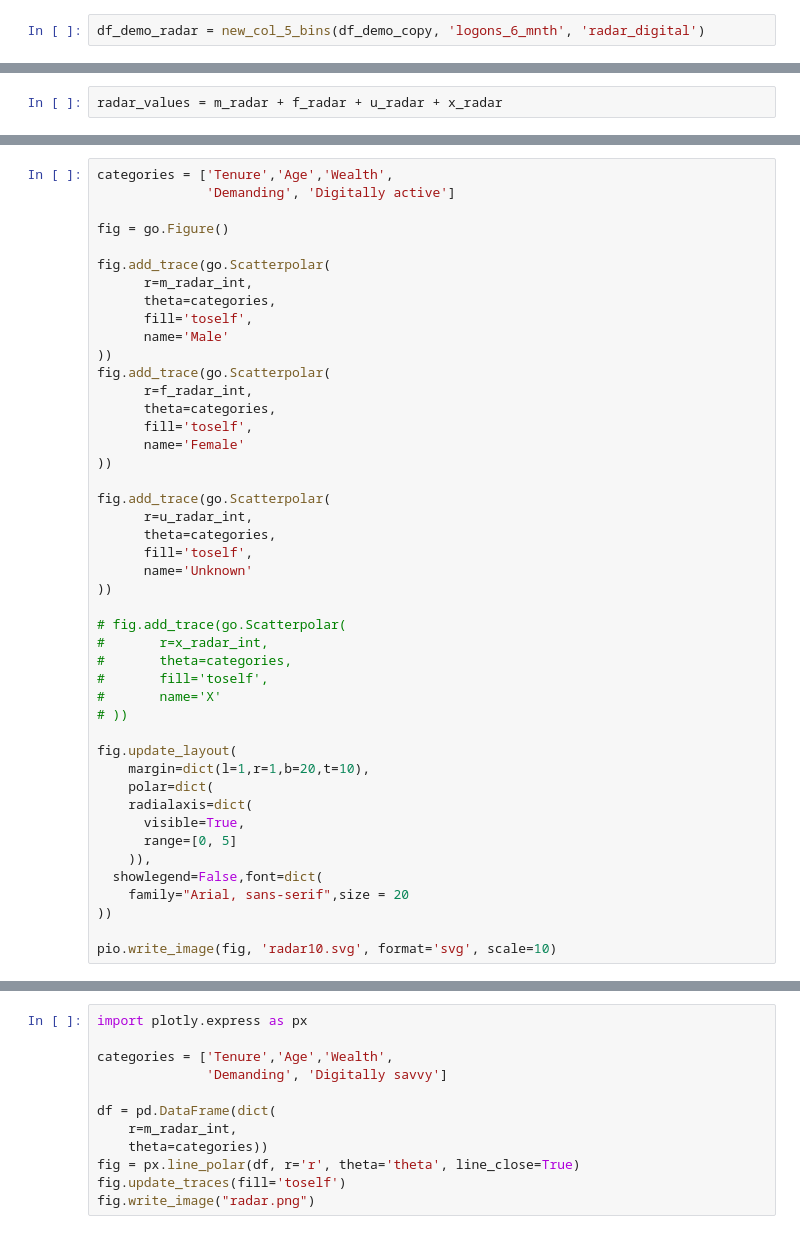
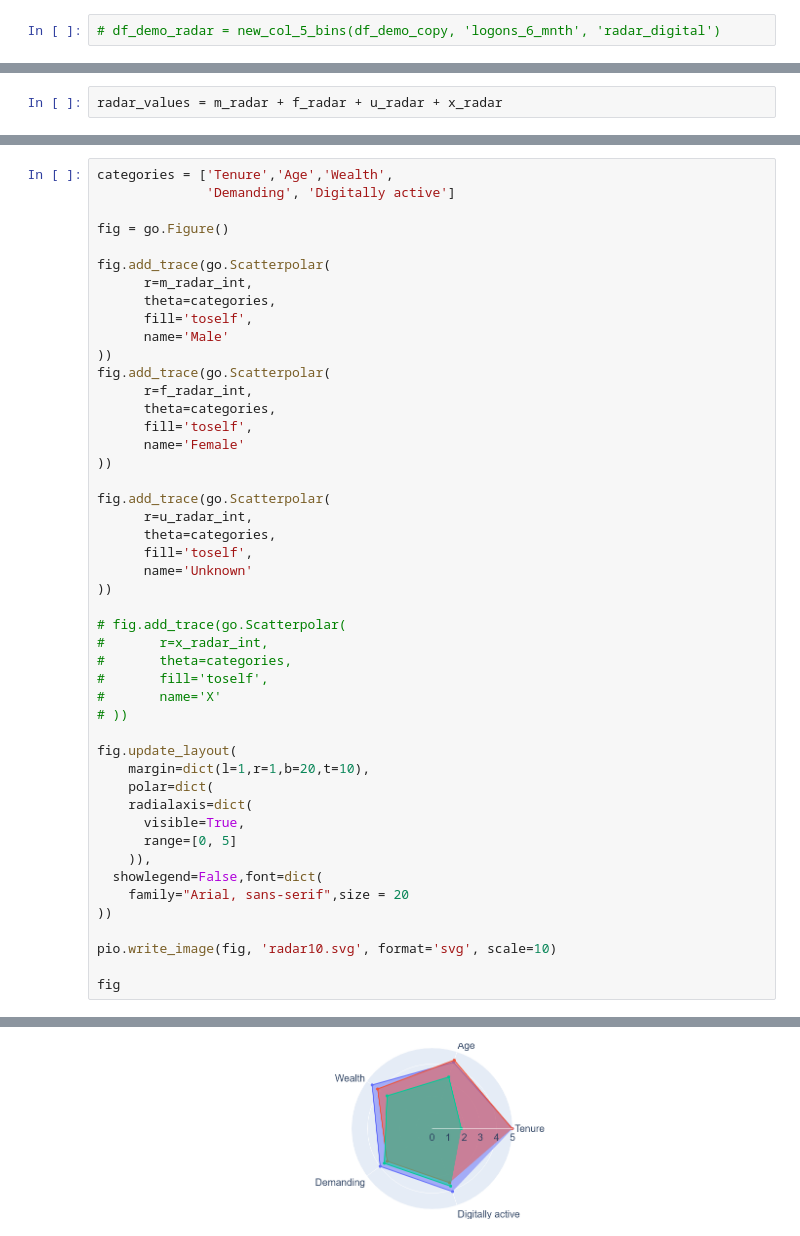
Before and after one commit to mhga94/vanguard_project, a Jupyter notebook: notebook/Plots.ipynb, the cells around one changed output, grey strips where cells are left out. Drawn from its saved outputs; the diff is of its cells as text.

```diff
--- a/notebook/Plots.ipynb
+++ b/notebook/Plots.ipynb
@@ -39,5 +41,5 @@ df_demo_copy = df_demo
 # %%
-df_demo_radar = new_col_5_bins(df_demo_copy, 'logons_6_mnth', 'radar_digital')
+# df_demo_radar = new_col_5_bins(df_demo_copy, 'logons_6_mnth', 'radar_digital')
 # %%
 # Segment by gendr
 
@@ -151,3 +109,6 @@ fig.update_layout(
 ))
 
 pio.write_image(fig, 'radar10.svg', format='svg', scale=10)
+
+fig
+# %% [output]
@@ -154,12 +116 @@ pio.write_image(fig, 'radar10.svg', format='svg', scale=10)
+[figure, added]
-# %%
-import plotly.express as px
-
-categories = ['Tenure','Age','Wealth',
-              'Demanding', 'Digitally savvy']
-
-df = pd.DataFrame(dict(
-    r=m_radar_int,
-    theta=categories))
-fig = px.line_polar(df, r='r', theta='theta', line_close=True)
-fig.update_traces(fill='toself')
-fig.write_image("radar.png")
```
Also changed, not shown: parts of 11 cells of this notebook, 8 other files.
